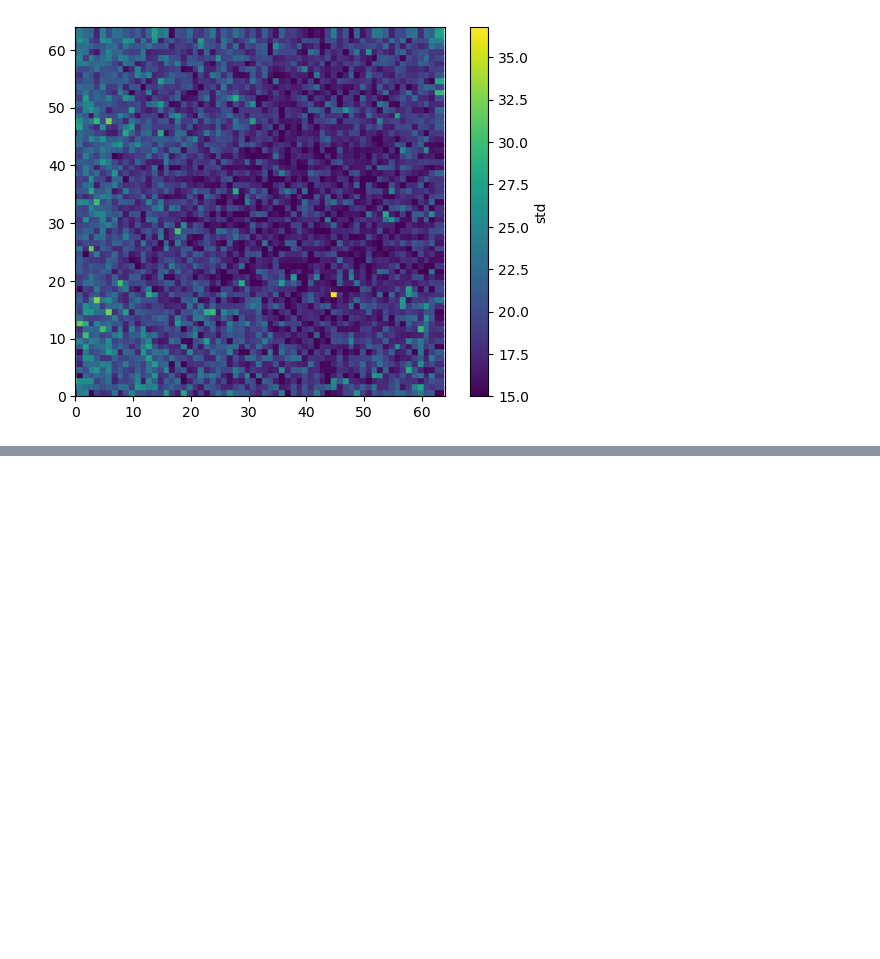
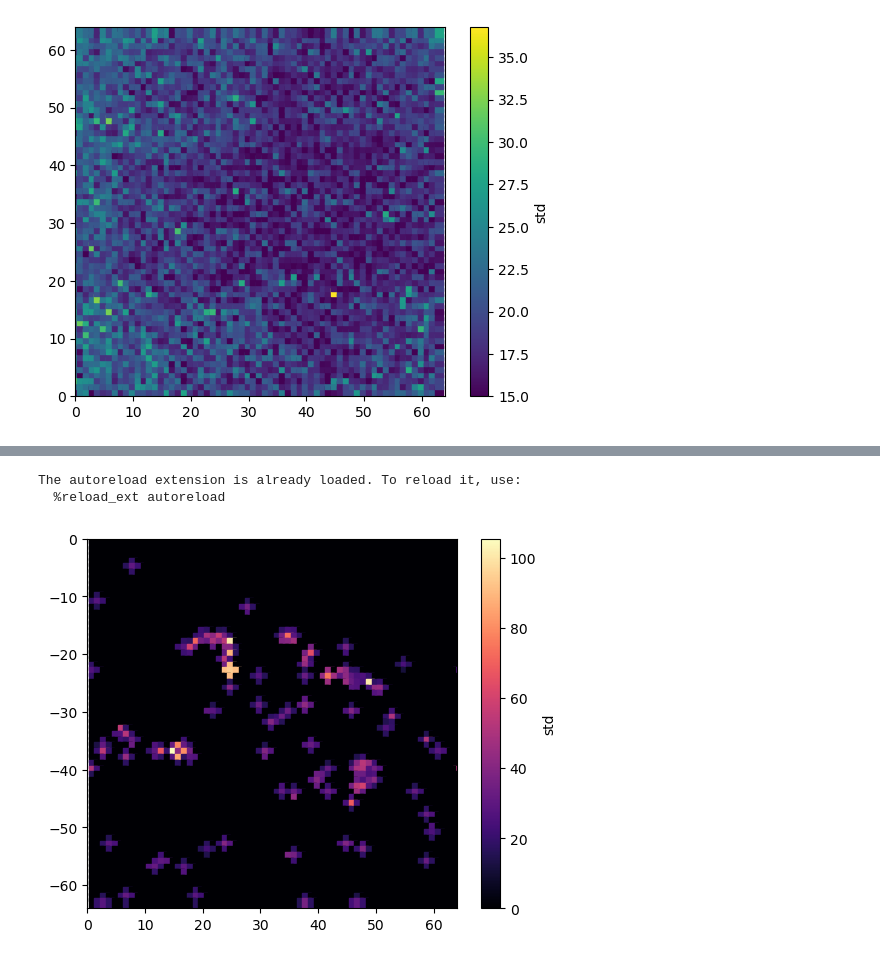
Before and after one commit to JeandeMontigny/beaf, a Jupyter notebook: notebooks/read_brw_files.ipynb, the cells around one changed output, grey strips where cells are left out. Cells and saved outputs as stored; diff of their text form; code cells hidden in the pictures; blank space fills up the shorter version.

```diff
--- a/notebooks/read_brw_files.ipynb
+++ b/notebooks/read_brw_files.ipynb
@@ -313,0 +327,15 @@ bv.plot_raw(File, [1305], 1.75, 1.85, visualisation="reconstructed", artificial_
+# %%
+import importlib
+
+%load_ext autoreload
+%autoreload 2
+
+import beaf.read_file as br
+import beaf.visualisation as bv
+
+# File = br.read_brw_file("../recordings/cerebellum-slice1-01.brw", t_start = 0, t_end = 5, ch_to_extract="all")
+bv.plot_activity_map(File, method="std", cmap="magma")
+# %% [output]
+The autoreload extension is already loaded. To reload it, use:
+  %reload_ext autoreload
+[figure, added]
```
Also changed, not shown: parts of 10 cells of this notebook, 1 other file.
